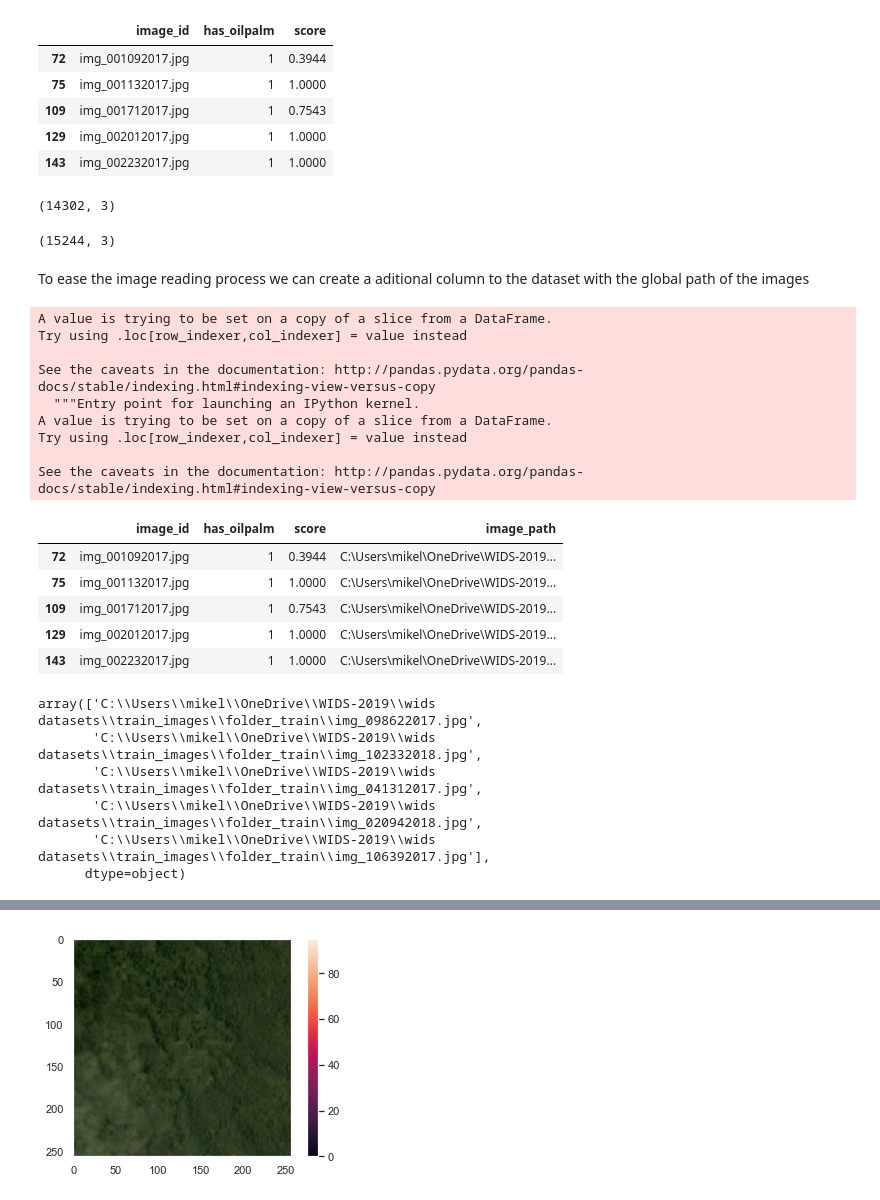
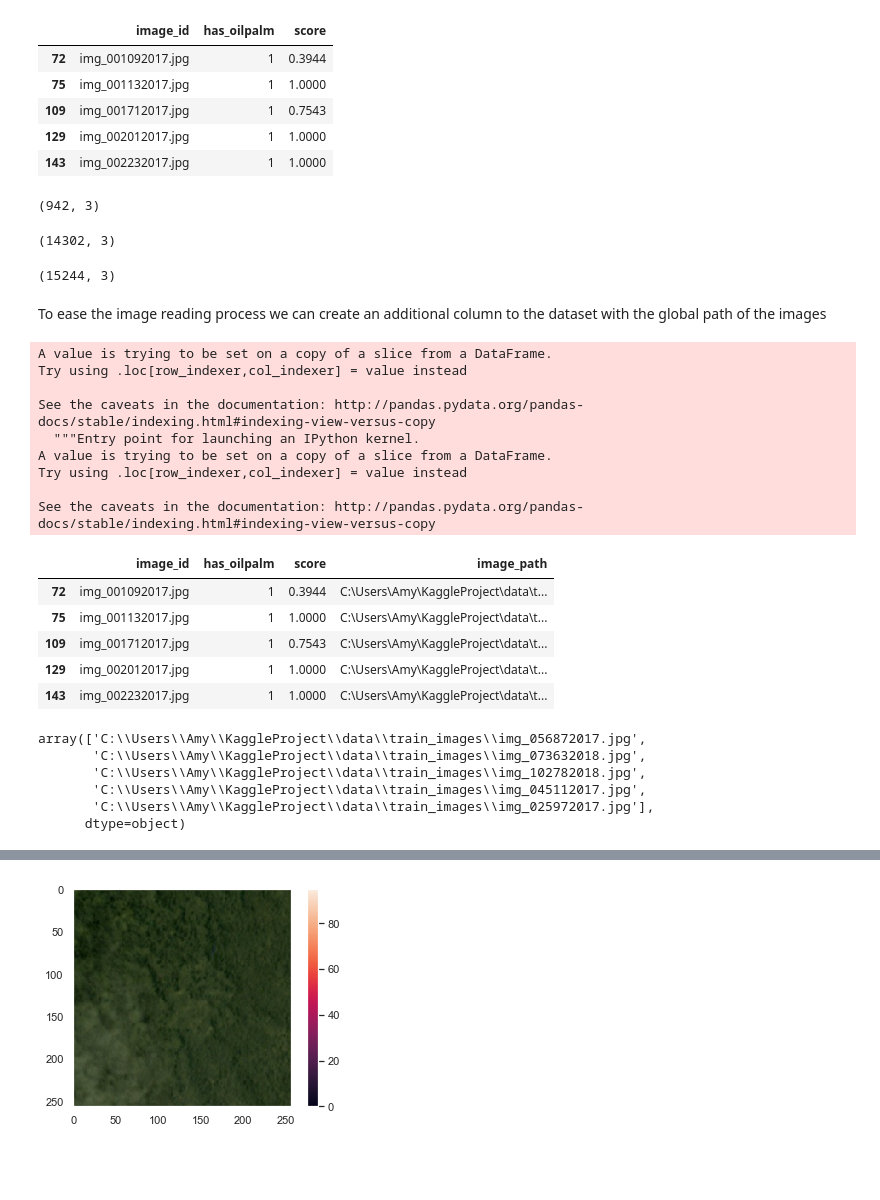
Before and after one commit to amysudarat/KaggleProject, a Jupyter notebook: WIDS-Intro and background.ipynb, the cells around one changed output, grey strips where cells are left out. Saved outputs shown, nothing was run; the diff lists cells and outputs as text; code cells hidden in the pictures; blank space fills up the shorter version.

```diff
--- a/WIDS-Intro and background.ipynb
+++ b/WIDS-Intro and background.ipynb
@@ -78,13 +80,21 @@ import seaborn as sns
 # %% [markdown]
 # 2- Loading and Reading data
 # %%
-#Loading the images paths
-img_train_path = os.path.abspath(r'C:\Users\mikel\OneDrive\WIDS-2019\wids datasets\train_images\folder_train')
-img_test_path = os.path.abspath(r'C:\Users\mikel\OneDrive\WIDS-2019\wids datasets\leaderboard_test_data\test_set')
-img_holdout_train_path = os.path.abspath(r'C:\Users\mikel\OneDrive\WIDS-2019\wids datasets\leaderboard_holdout_data\valid_set')
+# #Loading the images paths
+# img_train_path = os.path.abspath(r'C:\Users\mikel\OneDrive\WIDS-2019\wids datasets\train_images\folder_train')
+# img_test_path = os.path.abspath(r'C:\Users\mikel\OneDrive\WIDS-2019\wids datasets\leaderboard_test_data\test_set')
+# img_holdout_train_path = os.path.abspath(r'C:\Users\mikel\OneDrive\WIDS-2019\wids datasets\leaderboard_holdout_data\valid_set')
+
+#Image paths (Amy)
+img_train_path = os.path.abspath(r'C:\Users\Amy\KaggleProject\data\train_images')
+img_test_path = os.path.abspath(r'C:\Users\Amy\KaggleProject\data\leaderboard_test_data')
 # %%
-#oading the .csv file
-data = pd.read_csv(r"C:\Users\mikel\OneDrive\WIDS-2019\wids datasets\traininglabels (1).csv")
+# #oading the .csv file
+# data = pd.read_csv(r"C:\Users\mikel\OneDrive\WIDS-2019\wids datasets\traininglabels (1).csv")
+# data.sample(5)
+
+#Label path (Amy)
+data = pd.read_csv(r"C:\Users\Amy\KaggleProject\data\traininglabels.csv")
 data.sample(5)
 # %% [output]
 |  | image_id | has_oilpalm | score |
@@ -135,7 +145,7 @@ Name: score, dtype: float64
 # We separate the classes
 
 label_1 = data[data['has_oilpalm']==1]
-label_2 = data[data['has_oilpalm']==0]
+label_0 = data[data['has_oilpalm']==0]
 # %%
 # Plot the images in label 1
 label_1.head()
@@ -147,47 +157,51 @@ label_1.head()
 | 129 | img_002012017.jpg | 1 | 1.0000 |
 | 143 | img_002232017.jpg | 1 | 1.0000 |
 # %%
-label_2.shape
+label_1.shape
 # %% [output]
-(14302, 3)
+(942, 3)
-# %%
-print(data.shape)
-# %% [output]
-(15244, 3)
+# %%
+label_0.shape
+# %% [output]
+(14302, 3)
+# %%
+data.shape
+# %% [output]
+(15244, 3)
 # %% [markdown]
-To ease the image reading process we can create a aditional column to the dataset with the global path of the images
+To ease the image reading process we can create an additional column to the dataset with the global path of the images
 # %%
 label_1['image_path'] = [os.path.join(img_train_path,oilpalm) for oilpalm in label_1['image_id']]
-label_2['image_path'] = [os.path.join(img_train_path,oilpalm) for oilpalm in label_2['image_id']]
+label_0['image_path'] = [os.path.join(img_train_path,oilpalm) for oilpalm in label_0['image_id']]
 label_1.head()
 # %% [output]
 A value is trying to be set on a copy of a slice from a DataFrame.
 Try using .loc[row_indexer,col_indexer] = value instead
 
 See the caveats in the documentation: http://pandas.pydata.org/pandas-docs/stable/indexing.html#indexing-view-versus-copy
   """Entry point for launching an IPython kernel.
 A value is trying to be set on a copy of a slice from a DataFrame.
 Try using .loc[row_indexer,col_indexer] = value instead
 
 See the caveats in the documentation: http://pandas.pydata.org/pandas-docs/stable/indexing.html#indexing-view-versus-copy
 |  | image_id | has_oilpalm | score | image_path |
-| 72 | img_001092017.jpg | 1 | 0.3944 | C:\Users\mikel\OneDrive\WIDS-2019... |
-| 75 | img_001132017.jpg | 1 | 1.0000 | C:\Users\mikel\OneDrive\WIDS-2019... |
-| 109 | img_001712017.jpg | 1 | 0.7543 | C:\Users\mikel\OneDrive\WIDS-2019... |
-| 129 | img_002012017.jpg | 1 | 1.0000 | C:\Users\mikel\OneDrive\WIDS-2019... |
-| 143 | img_002232017.jpg | 1 | 1.0000 | C:\Users\mikel\OneDrive\WIDS-2019... |
+| 72 | img_001092017.jpg | 1 | 0.3944 | C:\Users\Amy\KaggleProject\data\t... |
+| 75 | img_001132017.jpg | 1 | 1.0000 | C:\Users\Amy\KaggleProject\data\t... |
+| 109 | img_001712017.jpg | 1 | 0.7543 | C:\Users\Amy\KaggleProject\data\t... |
+| 129 | img_002012017.jpg | 1 | 1.0000 | C:\Users\Amy\KaggleProject\data\t... |
+| 143 | img_002232017.jpg | 1 | 1.0000 | C:\Users\Amy\KaggleProject\data\t... |
 # %%
 # We plot some of the pictures in the label_1 just to have an idea of what a plantation with oilpalm look like
 
 haspalm_images = np.random.choice(label_1['image_path'],5)
-nopalm_images = np.random.choice(label_2['image_path'],5)
+nopalm_images = np.random.choice(label_0['image_path'],5)
 haspalm_images
 # %% [output]
-array(['C:\\Users\\mikel\\OneDrive\\WIDS-2019\\wids datasets\\train_images\\folder_train\\img_098622017.jpg',
-       'C:\\Users\\mikel\\OneDrive\\WIDS-2019\\wids datasets\\train_images\\folder_train\\img_102332018.jpg',
-       'C:\\Users\\mikel\\OneDrive\\WIDS-2019\\wids datasets\\train_images\\folder_train\\img_041312017.jpg',
-       'C:\\Users\\mikel\\OneDrive\\WIDS-2019\\wids datasets\\train_images\\folder_train\\img_020942018.jpg',
-       'C:\\Users\\mikel\\OneDrive\\WIDS-2019\\wids datasets\\train_images\\folder_train\\img_106392017.jpg'],
+array(['C:\\Users\\Amy\\KaggleProject\\data\\train_images\\img_056872017.jpg',
+       'C:\\Users\\Amy\\KaggleProject\\data\\train_images\\img_073632018.jpg',
+       'C:\\Users\\Amy\\KaggleProject\\data\\train_images\\img_102782018.jpg',
+       'C:\\Users\\Amy\\KaggleProject\\data\\train_images\\img_045112017.jpg',
+       'C:\\Users\\Amy\\KaggleProject\\data\\train_images\\img_025972017.jpg'],
       dtype=object)
 # %%
 from PIL import Image
```
Also changed, not shown: parts of 16 cells of this notebook.
